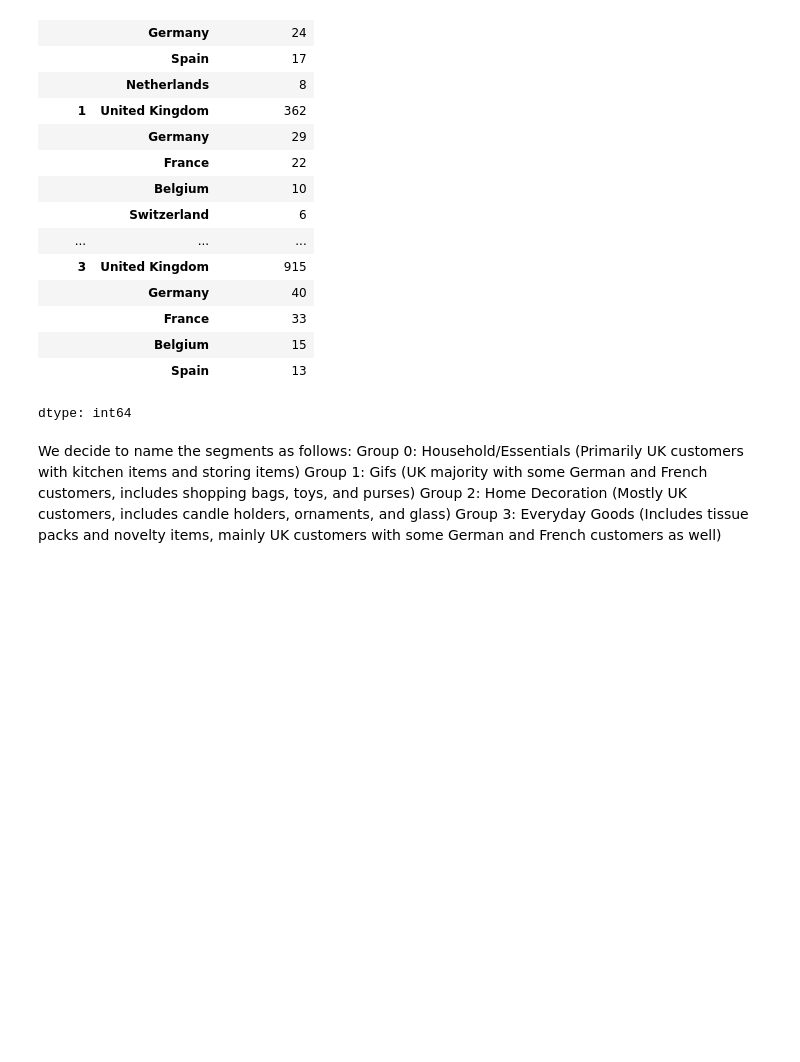
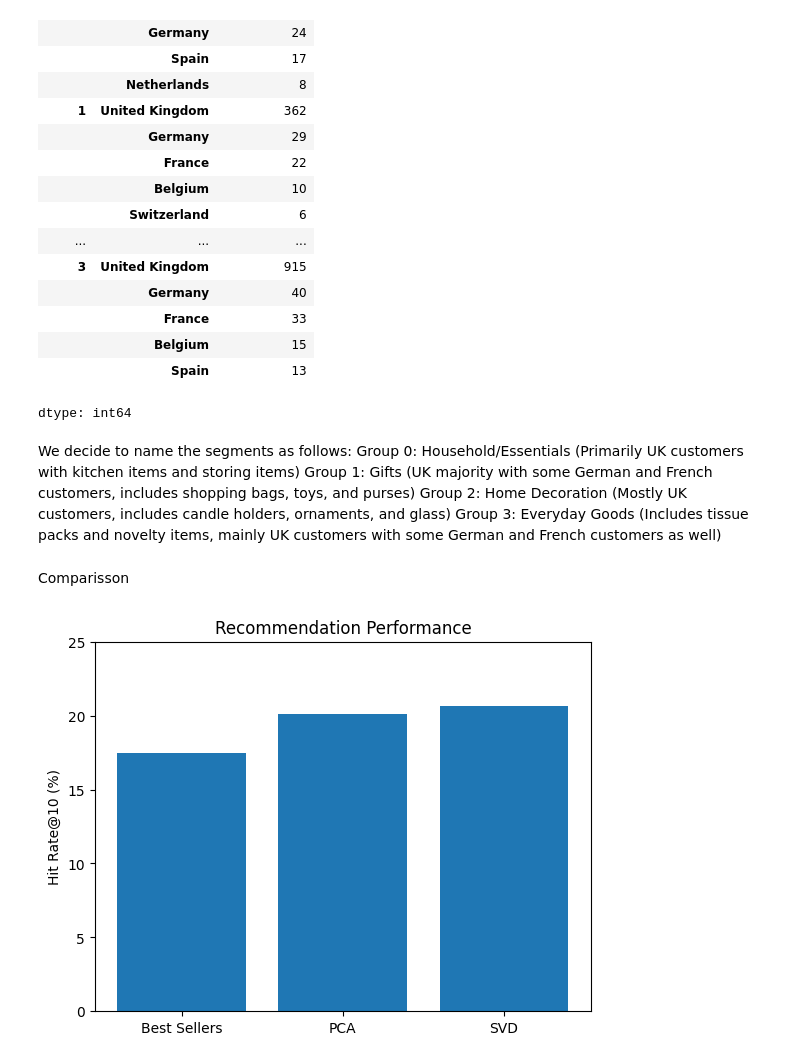
Before and after one commit to juancferreyrar/customers-like-you-pca-svd-ferreyra, a Jupyter notebook: Ferreyra_retail_analysis.ipynb, the cells around one changed output. Cells and saved outputs as stored; diff of their text form; code cells hidden in the pictures; blank space fills up the shorter version.

```diff
--- a/Ferreyra_retail_analysis.ipynb
+++ b/Ferreyra_retail_analysis.ipynb
@@ -738,6 +738,19 @@ dtype: int64
 # %% [markdown]
 We decide to name the segments as follows:
 Group 0: Household/Essentials (Primarily UK customers with kitchen items and storing items)
-Group 1: Gifs (UK majority with some German and French customers, includes shopping bags, toys, and purses)
+Group 1: Gifts (UK majority with some German and French customers, includes shopping bags, toys, and purses)
 Group 2: Home Decoration (Mostly UK customers, includes candle holders, ornaments, and glass)
 Group 3: Everyday Goods (Includes tissue packs and novelty items, mainly UK customers with some German and French customers as well)
+# %% [markdown]
+Comparisson
+# %%
+models = ['Best Sellers', 'PCA', 'SVD']
+rates = [17.48, 20.14, 20.66]
+
+plt.bar(models, rates)
+plt.ylabel('Hit Rate@10 (%)')
+plt.title('Recommendation Performance')
+plt.ylim(0, 25)
+plt.show()
+# %% [output]
+[figure, added]
```
Also changed, not shown: parts of 1 cell of this notebook.
